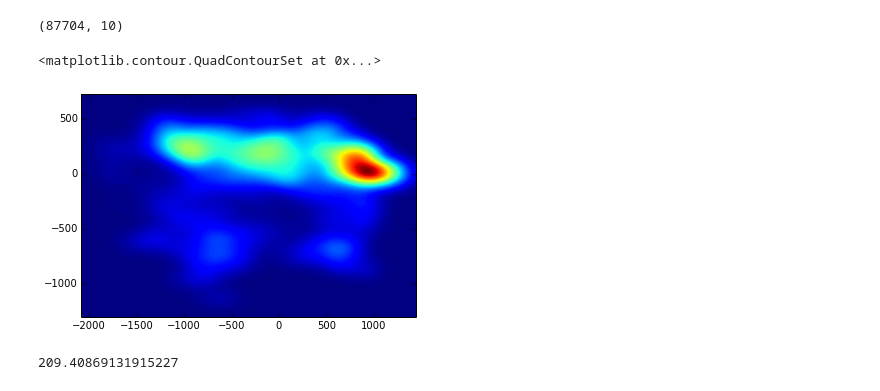
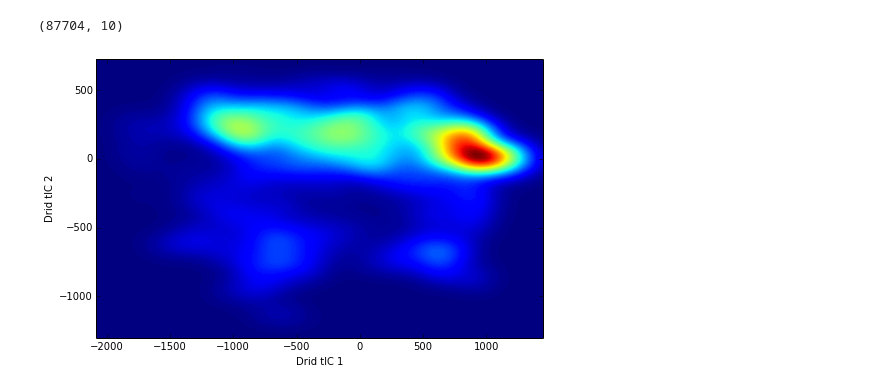
Before and after one commit to mpharrigan/wetmsm, a Jupyter notebook: ipython/bphc_drid/2-bphc_drid_tica.ipynb, the cells around one changed output. Drawn from its saved outputs; the diff is of its cells as text; code cells hidden in the pictures.

```diff
--- a/ipython/bphc_drid/2-bphc_drid_tica.ipynb
+++ b/ipython/bphc_drid/2-bphc_drid_tica.ipynb
@@ -81,14 +61,14 @@ pos = np.vstack([xx.ravel(), yy.ravel()])
 pos.shape
 zz = kde.evaluate(pos)
 zz = np.reshape(zz.T, xx.shape)
-plt.contourf(xx,yy,zz, 200)
-# %% [output]
-<matplotlib.contour.QuadContourSet at 0x...>
-[figure, removed]
-# %%
-np.sqrt(87704/2)
-# %% [output]
-209.40869131915227
+# %%
+plt.subplots(figsize=(8,5))
+plt.contourf(xx,yy,zz, 200)
+plt.xlabel('Drid tIC 1')
+plt.ylabel('Drid tIC 2')
+plt.savefig('drid_tica_kde.png')
+# %% [output]
+[figure, added]
 # %%
 if tseq is not None:
     with open('drid_tica_transform.pickl', 'wb') as f:
```
Also changed, not shown: parts of 6 cells of this notebook, 3 other files.
